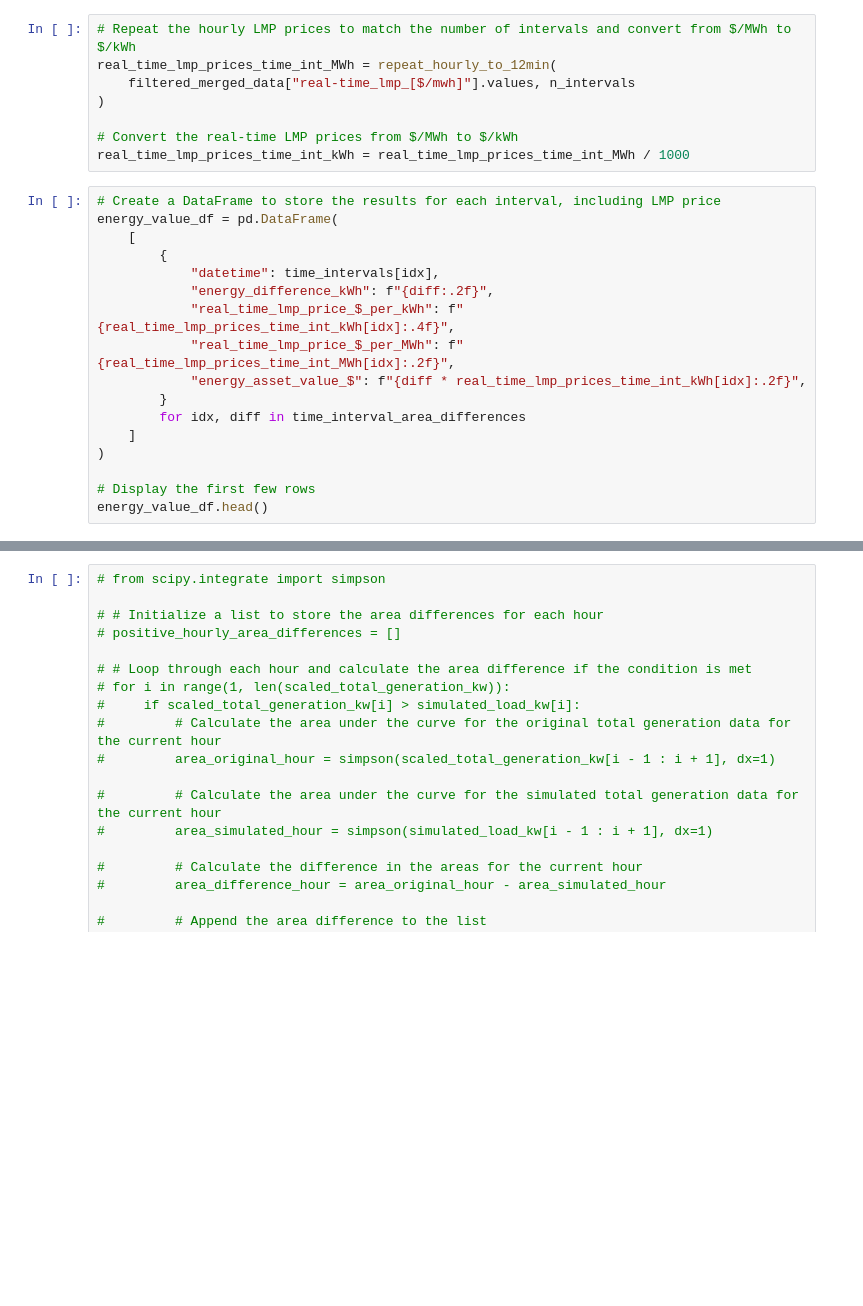
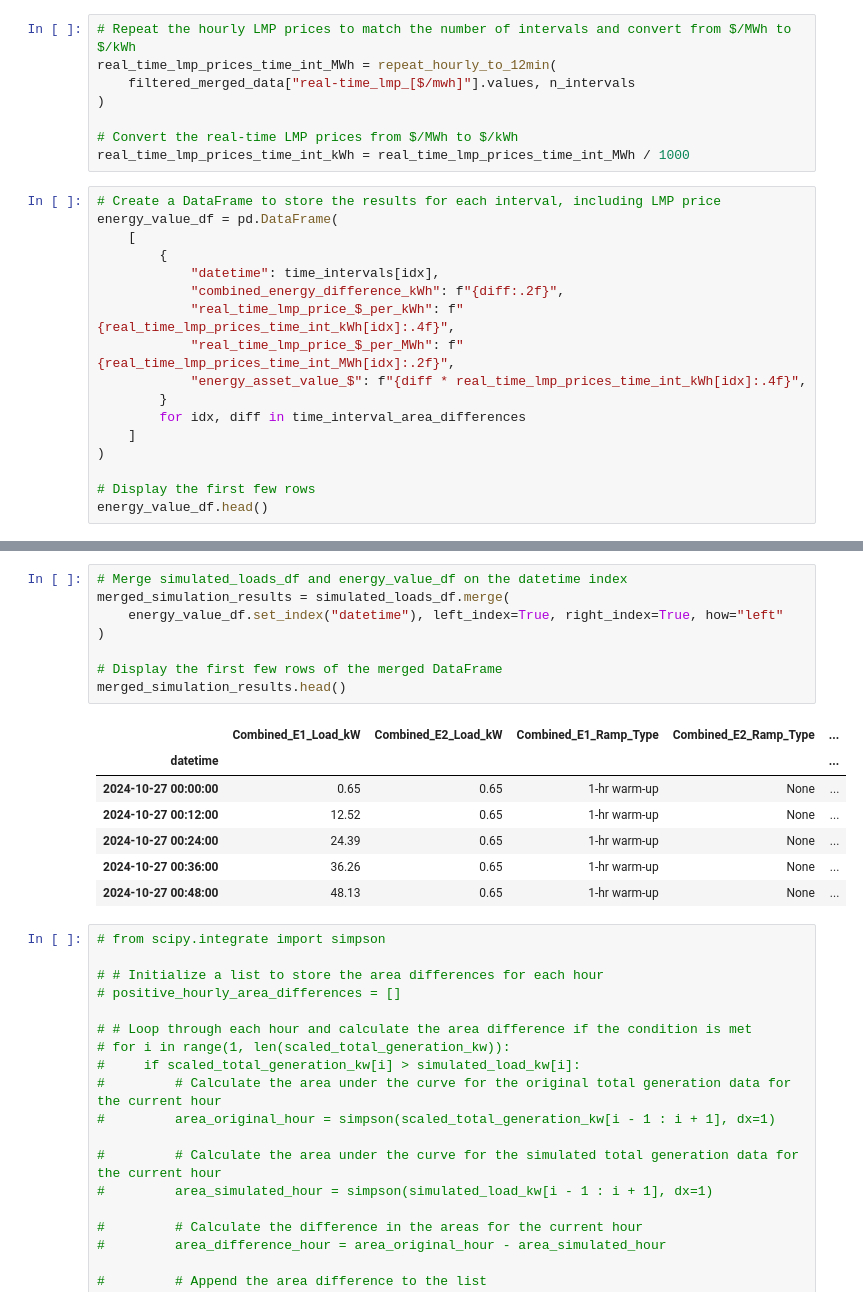
Before and after one commit to Lauvera132/ut_h2_protohub_simulation, a Jupyter notebook: ut_proto-hub_sim_wdwf_solar_gen.ipynb, the cells around one changed output, grey strips where cells are left out. Drawn from its saved outputs; the diff is of its cells as text; blank space fills up the shorter version.

Commit message:
Add market pricing to energy production

```diff
--- a/ut_proto-hub_sim_wdwf_solar_gen.ipynb
+++ b/ut_proto-hub_sim_wdwf_solar_gen.ipynb
@@ -2544,10 +2676,10 @@ energy_value_df = pd.DataFrame(
     [
         {
             "datetime": time_intervals[idx],
-            "energy_difference_kWh": f"{diff:.2f}",
+            "combined_energy_difference_kWh": f"{diff:.2f}",
             "real_time_lmp_price_$_per_kWh": f"{real_time_lmp_prices_time_int_kWh[idx]:.4f}",
             "real_time_lmp_price_$_per_MWh": f"{real_time_lmp_prices_time_int_MWh[idx]:.2f}",
-            "energy_asset_value_$": f"{diff * real_time_lmp_prices_time_int_kWh[idx]:.2f}",
+            "energy_asset_value_$": f"{diff * real_time_lmp_prices_time_int_kWh[idx]:.4f}",
         }
         for idx, diff in time_interval_area_differences
     ]
@@ -2566,3 +2717,19 @@ print("Total energy asset value ($):", energy_value_df["energy_asset_value_$"].a
+# %%
+# Merge simulated_loads_df and energy_value_df on the datetime index
+merged_simulation_results = simulated_loads_df.merge(
+    energy_value_df.set_index("datetime"), left_index=True, right_index=True, how="left"
+)
+
+# Display the first few rows of the merged DataFrame
+merged_simulation_results.head()
+# %% [output]
+|  | Combined_E1_Load_kW | Combined_E2_Load_kW | Combined_E1_Ramp_Type | Combined_E2_Ramp_Type | ... |
+| datetime |  |  |  |  | ... |
+| 2024-10-27 00:00:00 | 0.65 | 0.65 | 1-hr warm-up | None | ... |
+| 2024-10-27 00:12:00 | 12.52 | 0.65 | 1-hr warm-up | None | ... |
+| 2024-10-27 00:24:00 | 24.39 | 0.65 | 1-hr warm-up | None | ... |
+| 2024-10-27 00:36:00 | 36.26 | 0.65 | 1-hr warm-up | None | ... |
+| 2024-10-27 00:48:00 | 48.13 | 0.65 | 1-hr warm-up | None | ... |
 # %%
 # from scipy.integrate import simpson
 
```
Also changed, not shown: parts of 23 cells of this notebook, 1 other file.
